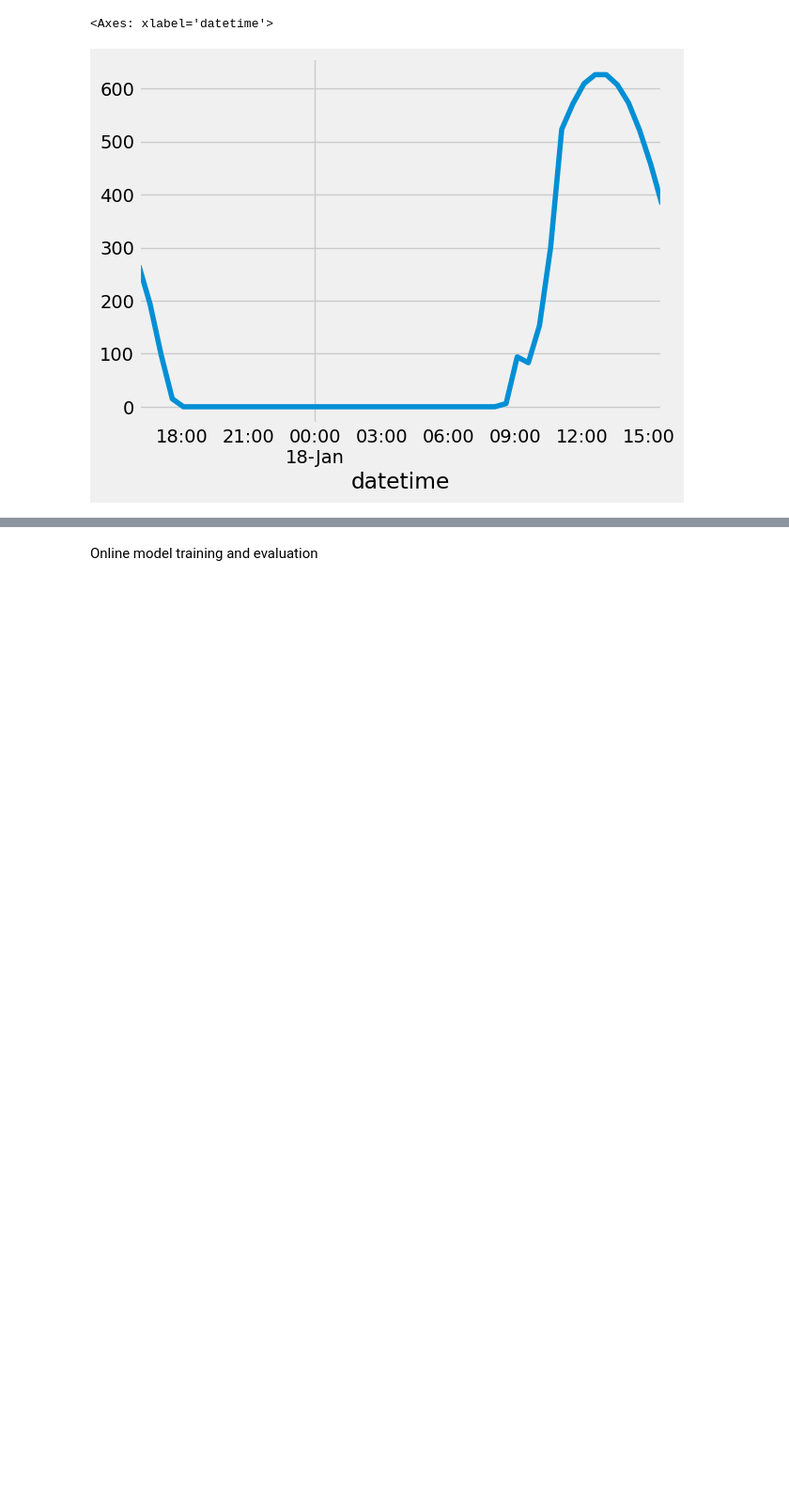
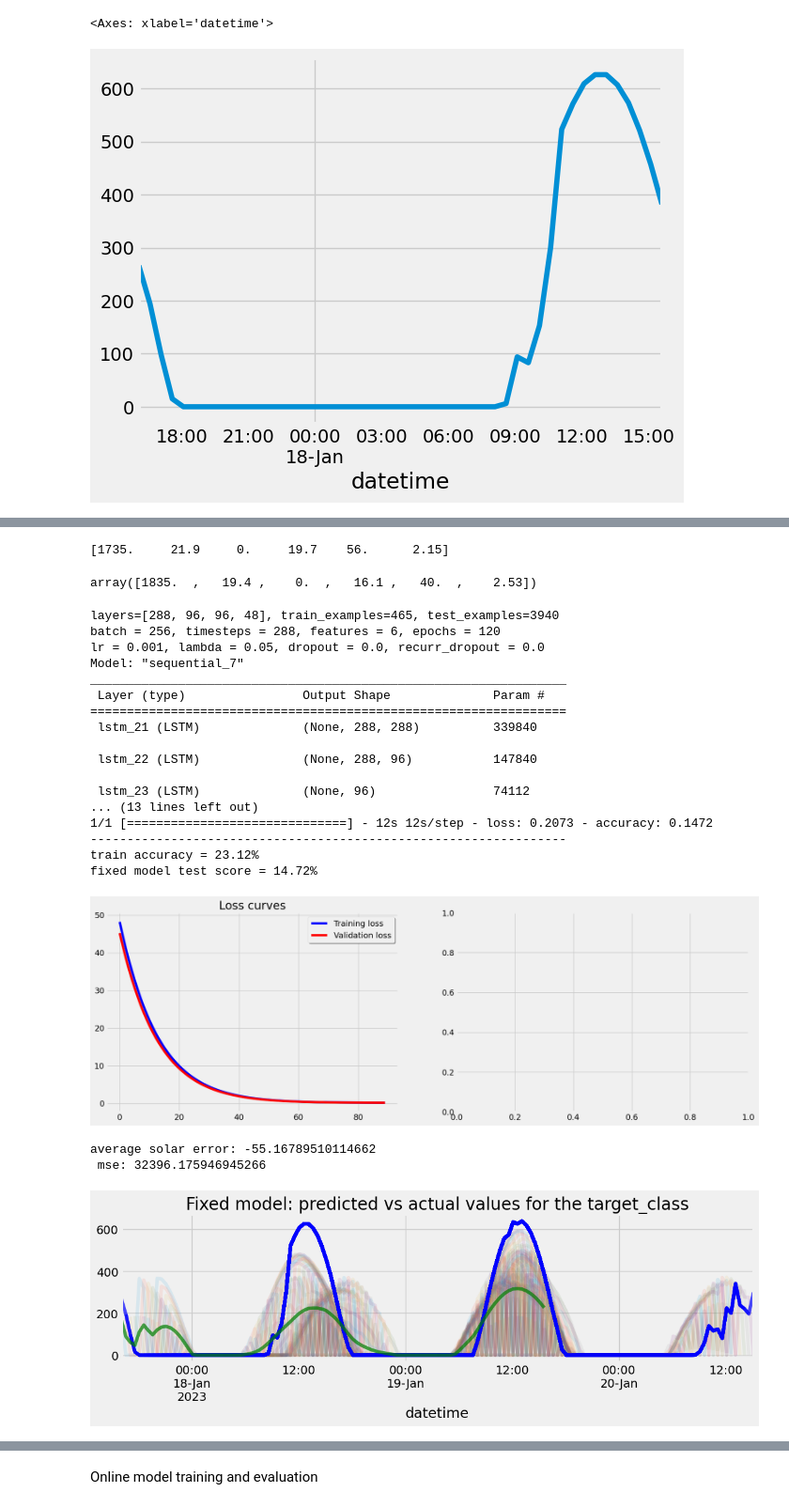
Before and after one commit to Muckthebuck/2023-Energy-kit, a Jupyter notebook: [Austin]solar_temp_predictions.ipynb, the cells around one changed output, grey strips where cells are left out. Shown at 94% size. Cells and saved outputs as stored; diff of their text form; code cells hidden in the pictures; blank space fills up the shorter version.

```diff
--- a/[Austin]solar_temp_predictions.ipynb
+++ b/[Austin]solar_temp_predictions.ipynb
@@ -281,6 +306,8 @@ def create_batches(train_data, val_data, T, pred_T, feature_name):
         online_X_train.append(online_train_features.iloc[i:i+T])
         online_y.append(online_train_labels.iloc[i:i+pred_T])
     X_test, y_test = np.array(X_test), np.array(y_test)
+    online_X_train, online_y = np.array(online_X_train), np.array(online_y)
+
     print(f'Test data dimensions: {X_test.shape}, {y_test.shape}')
     print(f'online training data dimensions: {online_X_train.shape}, {online_y.shape}')
     y_train = y_train.reshape(-1,future)
@@ -297,11 +324,11 @@ def create_batches(train_data, val_data, T, pred_T, feature_name):
     y_test= scaler_y.transform(y_test.reshape(-1, y_test.shape[-1])).reshape(y_test.shape).reshape(-1,future)
     online_y= scaler_y.transform(online_y.reshape(-1, online_y.shape[-1])).reshape(online_y.shape).reshape(-1,future)
 
-    print(f'(after normalisation) y data dimensions: {y_test.shape}, {y_train.shape}, {online_y}')
+    print(f'(after normalisation) y data dimensions: {y_test.shape}, {y_train.shape}, {online_y.shape}')
 
-    return X_train, y_train, X_test, y_test, test_labels, scaler_x, scaler_y
+    return X_train, y_train, X_test, y_test, test_labels, scaler_x, scaler_y, online_X_train, online_y
 
-X_train, y_train, X_test, y_test, test_labels, scaler_x, scaler_y = create_batches(train_data, val_data, T, pred_T, 'SOLAR_RAD')
+X_train, y_train, X_test, y_test, test_labels, scaler_x, scaler_y, online_x_train,online_y = create_batches(train_data, val_data, T, pred_T, 'SOLAR_RAD')
 print(type(X_train), type(y_train))
 # %% [output]
 (800, 6) (800, 1) (4275, 6) (3988, 1)
@@ -331,4 +362,7 @@ plt.plot(y_test[0])
 # %%
 print(X_train[0][-1])
 X_train[1][0]
+# %% [output]
+[1735.     21.9     0.     19.7    56.      2.15]
+array([1835.  ,   19.4 ,    0.  ,   16.1 ,   40.  ,    2.53])
 # %%
@@ -421,35 +455,57 @@ fixed_predict = model.predict_on_batch(X_test[:96])
 j = 0
 fig, ax = plt.subplots(figsize=(12, 3))
 ax.set_title('Fixed model: predicted vs actual values for the target_class')
-dff_avg = pd.DataFrame({'predicted':  np.full(test_labels.shape[0], np.nan)},index=test_labels.index)
+dff_avg = pd.DataFrame({'predicted':  np.full(test_labels.iloc[:96].shape[0], np.nan)},index=test_labels.iloc[:96].index)
 avg_temperr=0
 avg_mse=0
 for i in range(fixed_predict.shape[0]):
 
     # averaged = scaler_y.inverse_transform(fixed_predict)[i]
     # # Plot predictions vs actual labels for fixed model
     # actual = scaler_y.inverse_transform(y_test)[i]
 
     averaged = fixed_predict[i]*1000
     actual  = y_test[i]*1000
     index = test_labels.iloc[i:i+actual.shape[0]].index
 
     # print(fixed_predict)
     dff1 = pd.DataFrame({f'predicted': averaged.squeeze()}, index=index)
 
     # Assuming dff1 and dff2 are two dataframes with different index lengths
     # Join the two dataframes on their index
     dff_avg = dff_avg.join(dff1, how='left', rsuffix=f'_{i}')
     dff2 = pd.DataFrame({'actual': actual.squeeze()}, index=index)
     dff1.plot(ax=ax, alpha=0.1, legend=False)
     dff2.plot(ax=ax, alpha=0.7, color='blue', legend=False)
     avg_temperr +=np.mean(dff1['predicted']-dff2['actual'])
     avg_mse +=mean_squared_error(dff1['predicted'], dff2['actual'])
 dff_avg= dff_avg.mean(axis=1)
 dff_avg.plot(ax=ax, alpha=0.7, color='green', legend=False)
 print(f"average solar error: {avg_temperr/fixed_predict.shape[0]}")
 print(f" mse: {avg_mse/fixed_predict.shape[0]}")
 plt.show()
+# %% [output]
+layers=[288, 96, 96, 48], train_examples=465, test_examples=3940
+batch = 256, timesteps = 288, features = 6, epochs = 120
+lr = 0.001, lambda = 0.05, dropout = 0.0, recurr_dropout = 0.0
+Model: "sequential_7"
+_________________________________________________________________
+ Layer (type)                Output Shape              Param #
+=================================================================
+ lstm_21 (LSTM)              (None, 288, 288)          339840
+
+ lstm_22 (LSTM)              (None, 288, 96)           147840
+
+ lstm_23 (LSTM)              (None, 96)                74112
+... (13 lines left out)
+1/1 [==============================] - 12s 12s/step - loss: 0.2073 - accuracy: 0.1472
+-----------------------------------------------------------------
+train accuracy = 23.12%
+fixed model test score = 14.72%
+[figure, added]
+average solar error: -55.16789510114662
+ mse: 32396.175946945266
+[figure, added]
 # %%
 j = 0
 fig, ax = plt.subplots(figsize=(12, 3))
```
Also changed, not shown: parts of 23 cells of this notebook, 39 other files.
